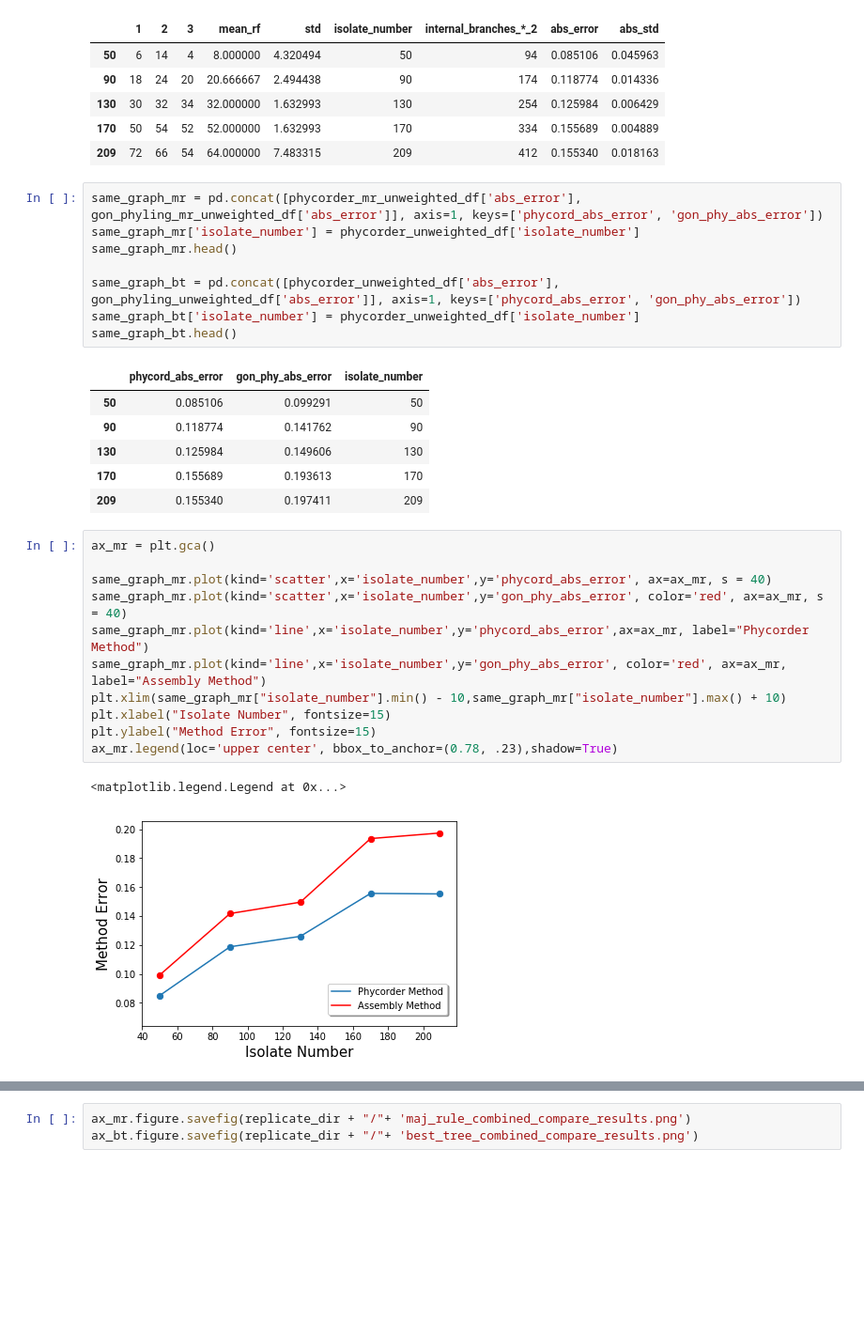
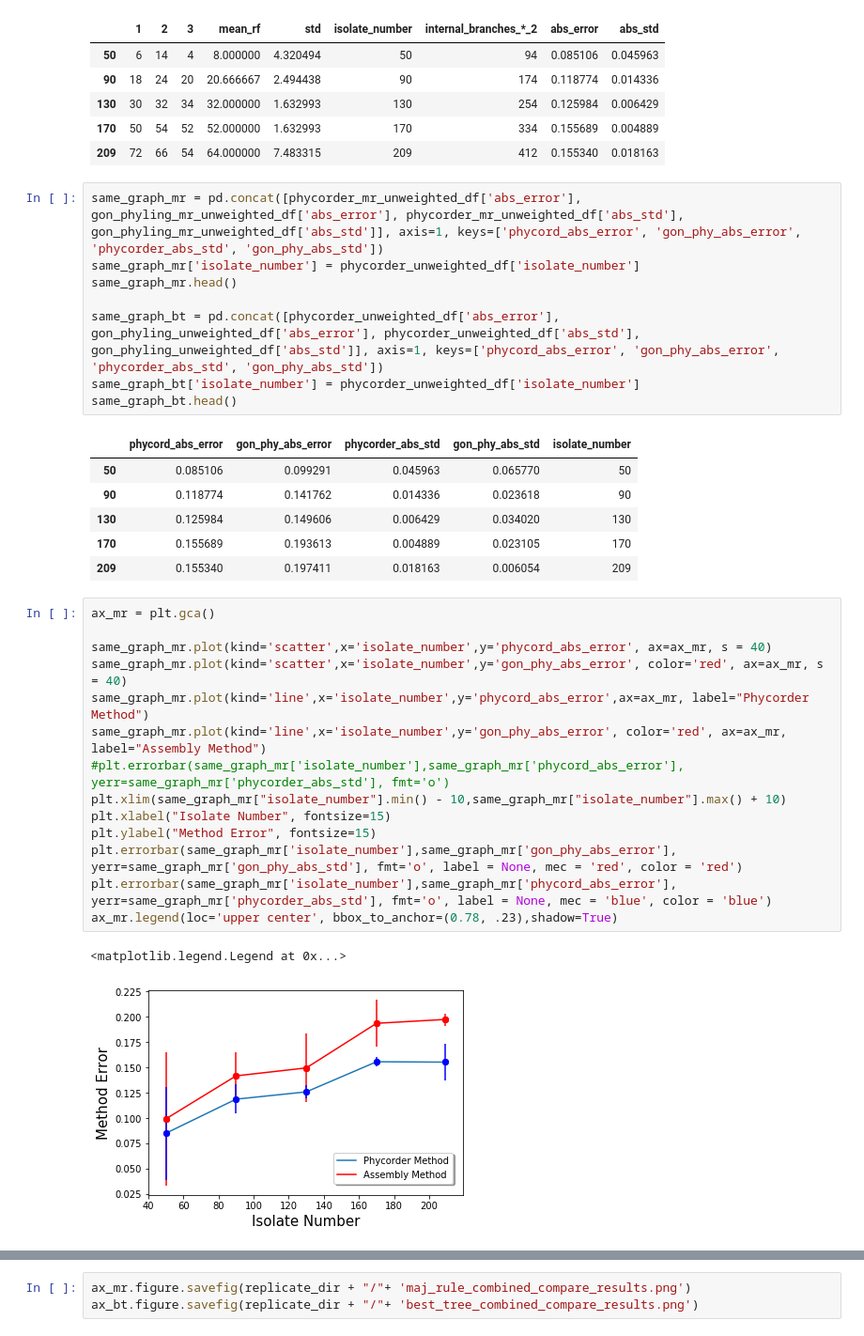
Before and after one commit to jtfield/tree_and_snp_analyses, a Jupyter notebook: tree_compare_fig.ipynb, the cells around one changed output, grey strips where cells are left out. Shown: that part at 94% size. Saved outputs shown, nothing was run; the diff lists cells and outputs as text; blank space fills up the shorter version.

Commit message:
fixed error bars and labelling

```diff
--- a/tree_compare_fig.ipynb
+++ b/tree_compare_fig.ipynb
@@ -857,34 +857,37 @@ phycorder_unweighted_df.head()
 | 170 | 50 | 54 | 52 | 52.000000 | 1.632993 | 170 | 334 | 0.155689 | 0.004889 |
 | 209 | 72 | 66 | 54 | 64.000000 | 7.483315 | 209 | 412 | 0.155340 | 0.018163 |
 # %%
-same_graph_mr = pd.concat([phycorder_mr_unweighted_df['abs_error'], gon_phyling_mr_unweighted_df['abs_error']], axis=1, keys=['phycord_abs_error', 'gon_phy_abs_error'])
+same_graph_mr = pd.concat([phycorder_mr_unweighted_df['abs_error'], gon_phyling_mr_unweighted_df['abs_error'], phycorder_mr_unweighted_df['abs_std'], gon_phyling_mr_unweighted_df['abs_std']], axis=1, keys=['phycord_abs_error', 'gon_phy_abs_error', 'phycorder_abs_std', 'gon_phy_abs_std'])
 same_graph_mr['isolate_number'] = phycorder_unweighted_df['isolate_number']
 same_graph_mr.head()
 
-same_graph_bt = pd.concat([phycorder_unweighted_df['abs_error'], gon_phyling_unweighted_df['abs_error']], axis=1, keys=['phycord_abs_error', 'gon_phy_abs_error'])
+same_graph_bt = pd.concat([phycorder_unweighted_df['abs_error'], gon_phyling_unweighted_df['abs_error'], phycorder_unweighted_df['abs_std'], gon_phyling_unweighted_df['abs_std']], axis=1, keys=['phycord_abs_error', 'gon_phy_abs_error', 'phycorder_abs_std', 'gon_phy_abs_std'])
 same_graph_bt['isolate_number'] = phycorder_unweighted_df['isolate_number']
 same_graph_bt.head()
 # %% [output]
-|  | phycord_abs_error | gon_phy_abs_error | isolate_number |
-| 50 | 0.085106 | 0.099291 | 50 |
-| 90 | 0.118774 | 0.141762 | 90 |
-| 130 | 0.125984 | 0.149606 | 130 |
-| 170 | 0.155689 | 0.193613 | 170 |
-| 209 | 0.155340 | 0.197411 | 209 |
+|  | phycord_abs_error | gon_phy_abs_error | phycorder_abs_std | gon_phy_abs_std | isolate_number |
+| 50 | 0.085106 | 0.099291 | 0.045963 | 0.065770 | 50 |
+| 90 | 0.118774 | 0.141762 | 0.014336 | 0.023618 | 90 |
+| 130 | 0.125984 | 0.149606 | 0.006429 | 0.034020 | 130 |
+| 170 | 0.155689 | 0.193613 | 0.004889 | 0.023105 | 170 |
+| 209 | 0.155340 | 0.197411 | 0.018163 | 0.006054 | 209 |
 # %%
 ax_mr = plt.gca()
 
 same_graph_mr.plot(kind='scatter',x='isolate_number',y='phycord_abs_error', ax=ax_mr, s = 40)
 same_graph_mr.plot(kind='scatter',x='isolate_number',y='gon_phy_abs_error', color='red', ax=ax_mr, s = 40)
 same_graph_mr.plot(kind='line',x='isolate_number',y='phycord_abs_error',ax=ax_mr, label="Phycorder Method")
 same_graph_mr.plot(kind='line',x='isolate_number',y='gon_phy_abs_error', color='red', ax=ax_mr, label="Assembly Method")
+#plt.errorbar(same_graph_mr['isolate_number'],same_graph_mr['phycord_abs_error'], yerr=same_graph_mr['phycorder_abs_std'], fmt='o')
 plt.xlim(same_graph_mr["isolate_number"].min() - 10,same_graph_mr["isolate_number"].max() + 10)
 plt.xlabel("Isolate Number", fontsize=15)
 plt.ylabel("Method Error", fontsize=15)
+plt.errorbar(same_graph_mr['isolate_number'],same_graph_mr['gon_phy_abs_error'], yerr=same_graph_mr['gon_phy_abs_std'], fmt='o', label = None, mec = 'red', color = 'red')
+plt.errorbar(same_graph_mr['isolate_number'],same_graph_mr['phycord_abs_error'], yerr=same_graph_mr['phycorder_abs_std'], fmt='o', label = None, mec = 'blue', color = 'blue')
 ax_mr.legend(loc='upper center', bbox_to_anchor=(0.78, .23),shadow=True)
 # %% [output]
 <matplotlib.legend.Legend at 0x...>
-[figure, old version]
+[figure, new version]
 # %%
 ax_bt = plt.gca()
 
```
Also changed, not shown: parts of 2 cells of this notebook.
